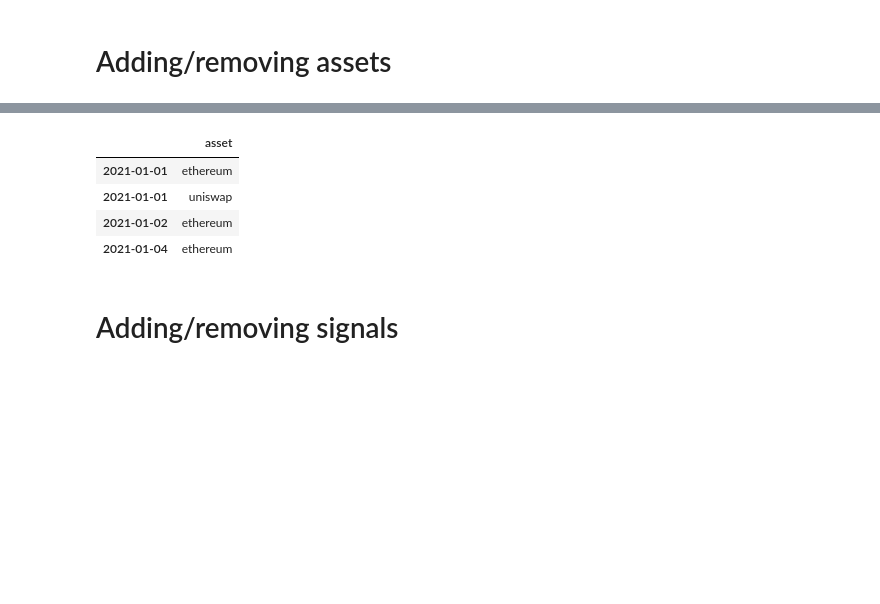
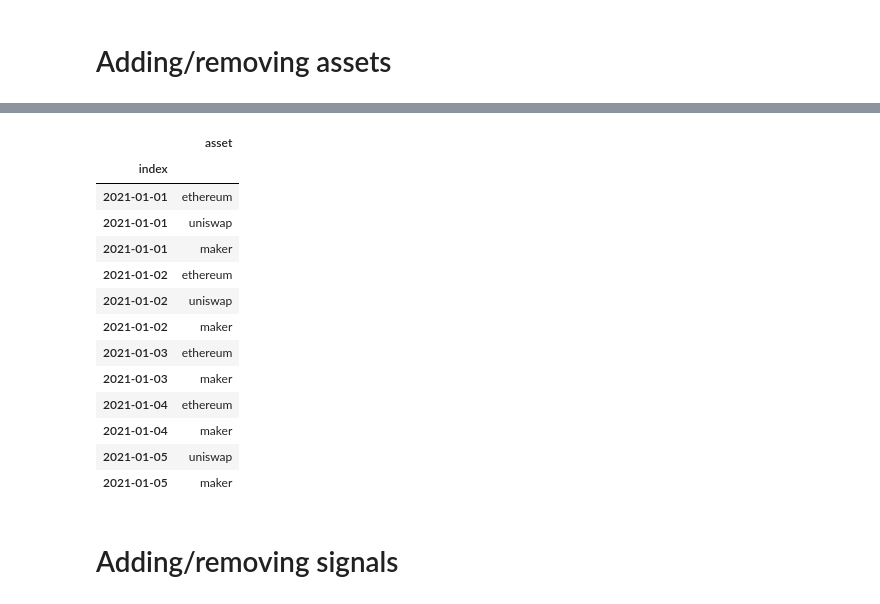
Before and after one commit to santiment/sanpy, a Jupyter notebook: tmp_strategy.ipynb, the cells around one changed output, grey strips where cells are left out. Saved outputs shown, nothing was run; the diff lists cells and outputs as text; code cells hidden in the pictures; blank space fills up the shorter version.

```diff
--- a/tmp_strategy.ipynb
+++ b/tmp_strategy.ipynb
@@ -6,12 +17,12 @@ from san.extras.strategy import Strategy
 # %% [markdown]
 # Init Strategy
 # %%
-index = Strategy(start_dt='2021-01-01')
+index = SanX(start_dt='2021-01-01')
 # %% [markdown]
 # Adding/removing assets
 # %%
 # add reserve asset
-index.add_assets({'dai': ['2021-01-01', '2021-01-04']}, assets_type='r')
-index.reserve_assets
+index.add_assets({'dai': ['2021-01-01', '2021-01-15']}, assets_type='r')
+index.reserve_assets.head()
 # %% [output]
 |  | asset |
@@ -22,9 +35,11 @@ index.reserve_assets
 # %%
+
 # add non-reserve assets
 index.add_assets({
-    'ethereum': ['2021-01-01', '2021-01-02', '2021-01-04', '2021-01-04'],
-    'uniswap': ['2021-01-01', '2021-01-04']
+    'ethereum': ['2021-01-01', '2021-01-15'],
+    'uniswap': ['2021-01-01', '2021-01-15'],
+    'maker': ['2021-01-01', '2021-01-15']
 })
-index.assets
+index.assets.head()
 # %% [output]
 |  | asset |
@@ -36,13 +73,22 @@ index.assets
 # %%
 # Remove uniswap for 2021-01-03 - 2021-01-05
 index.remove_assets({'uniswap': ['2021-01-03', '2021-01-04']})
-index.assets
+index.assets.head(12)
 # %% [output]
 |  | asset |
+| index |  |
 | 2021-01-01 | ethereum |
 | 2021-01-01 | uniswap |
+| 2021-01-01 | maker |
 | 2021-01-02 | ethereum |
+| 2021-01-02 | uniswap |
+| 2021-01-02 | maker |
+| 2021-01-03 | ethereum |
+| 2021-01-03 | maker |
 | 2021-01-04 | ethereum |
+| 2021-01-04 | maker |
+| 2021-01-05 | uniswap |
+| 2021-01-05 | maker |
 # %% [markdown]
 # Adding/removing signals
 # %%
```
Also changed, not shown: parts of 18 cells of this notebook, 4 other files.
